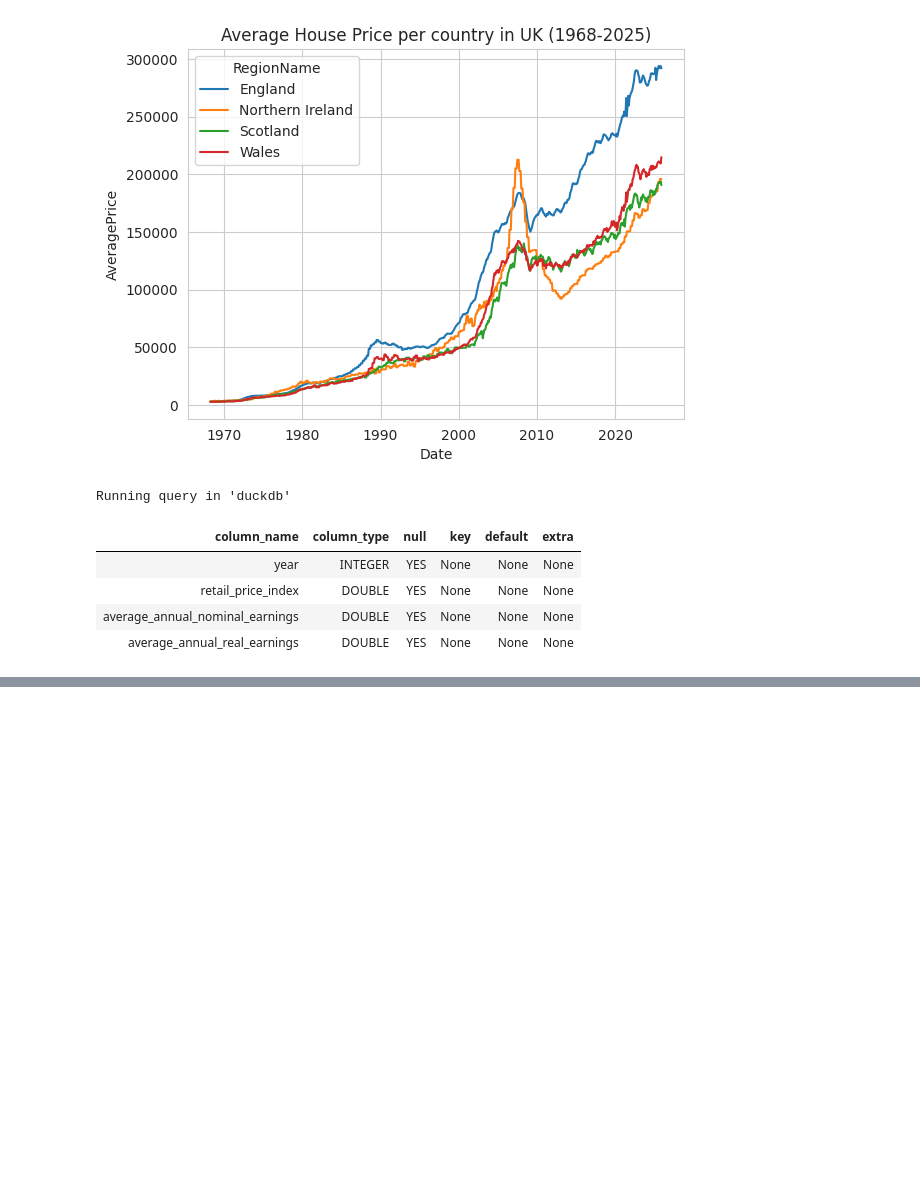
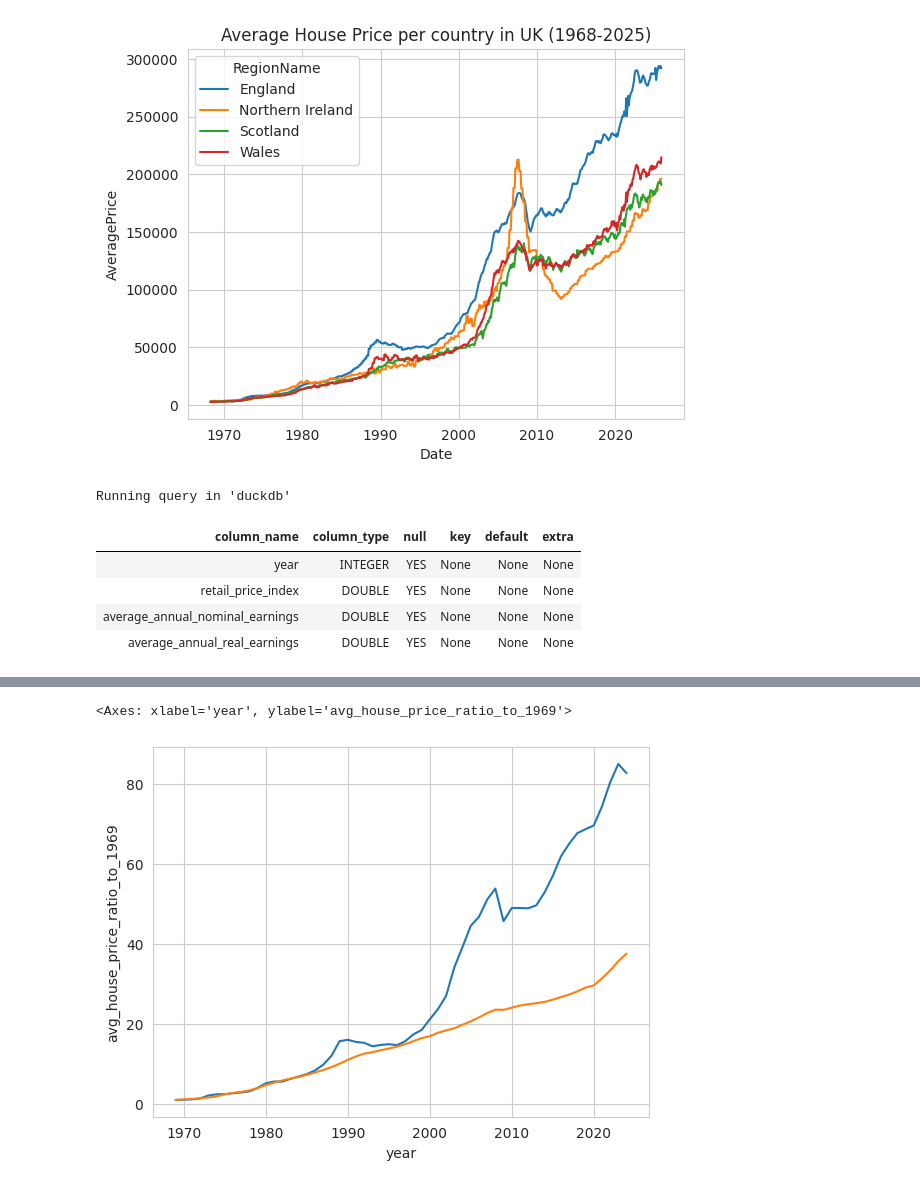
Before and after one commit to tngaspar/uk-housing-affordability, a Jupyter notebook: notebooks/hpi-data-exploration.ipynb, the cells around one changed output, grey strips where cells are left out. Drawn from its saved outputs; the diff is of its cells as text; code cells hidden in the pictures; blank space fills up the shorter version.

```diff
--- a/notebooks/hpi-data-exploration.ipynb
+++ b/notebooks/hpi-data-exploration.ipynb
@@ -278,0 +255,16 @@ average_earnings
+# %%
+price_and_earning_ratios = conn.sql("""
+         SELECT
+            ahp.year,
+            ahp.avg_house_price_ratio_to_1969,
+            ae.avg_earnings_ratio_to_1969
+         FROM average_house_price_ratio ahp
+         JOIN average_earnings_ratio ae ON ahp.year = ae.year
+         """).to_df()
+
+price_and_earning_ratios
+sns.lineplot(data=price_and_earning_ratios, x="year", y="avg_house_price_ratio_to_1969")
+sns.lineplot(data=price_and_earning_ratios, x="year", y="avg_earnings_ratio_to_1969")
+# %% [output]
+<Axes: xlabel='year', ylabel='avg_house_price_ratio_to_1969'>
+[figure, added]
```
Also changed, not shown: parts of 3 cells of this notebook.
